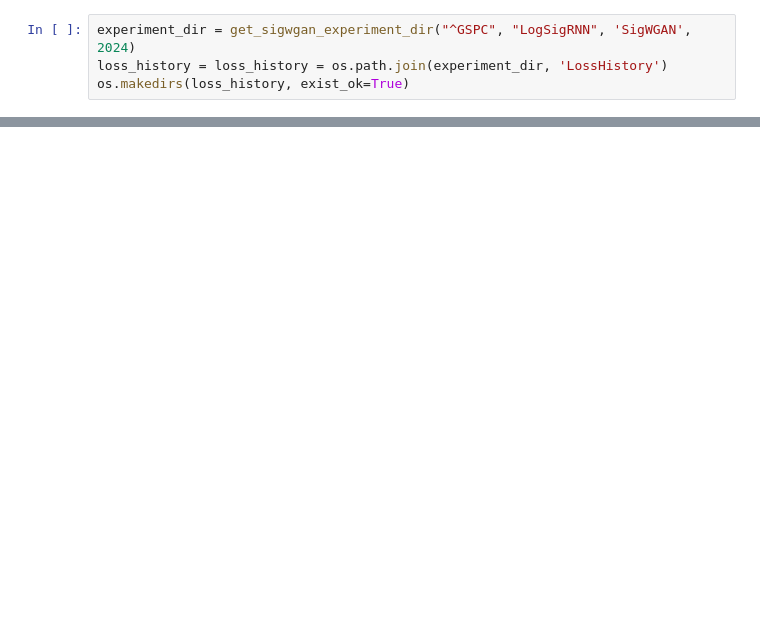
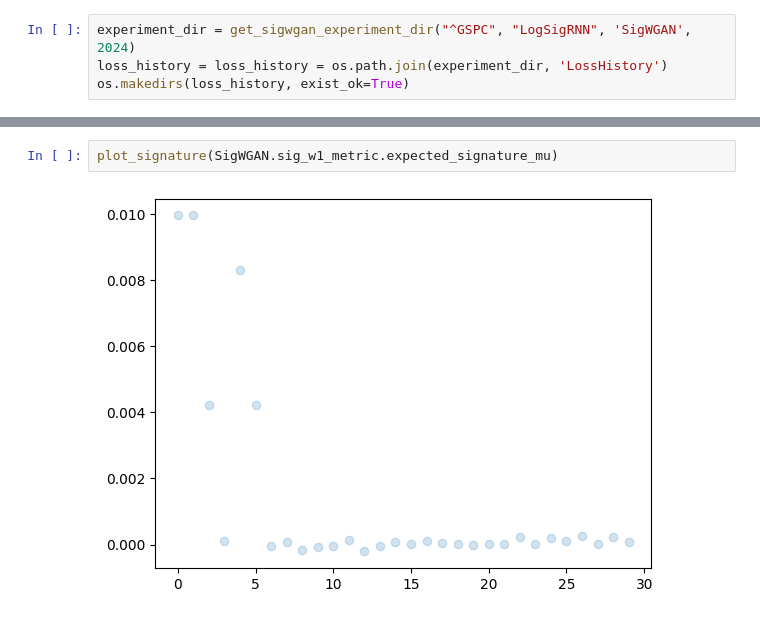
Before and after one commit to levi0206/Signature-GAN, a Jupyter notebook: sigwgan.ipynb, the cells around one changed output, grey strips where cells are left out. Drawn from its saved outputs; the diff is of its cells as text; blank space fills up the shorter version.

```diff
--- a/sigwgan.ipynb
+++ b/sigwgan.ipynb
@@ -189,0 +216,4 @@ plt.close()
+# %%
+plot_signature(SigWGAN.sig_w1_metric.expected_signature_mu)
+# %% [output]
+[figure, added]
```
Also changed, not shown: parts of 10 cells of this notebook.
